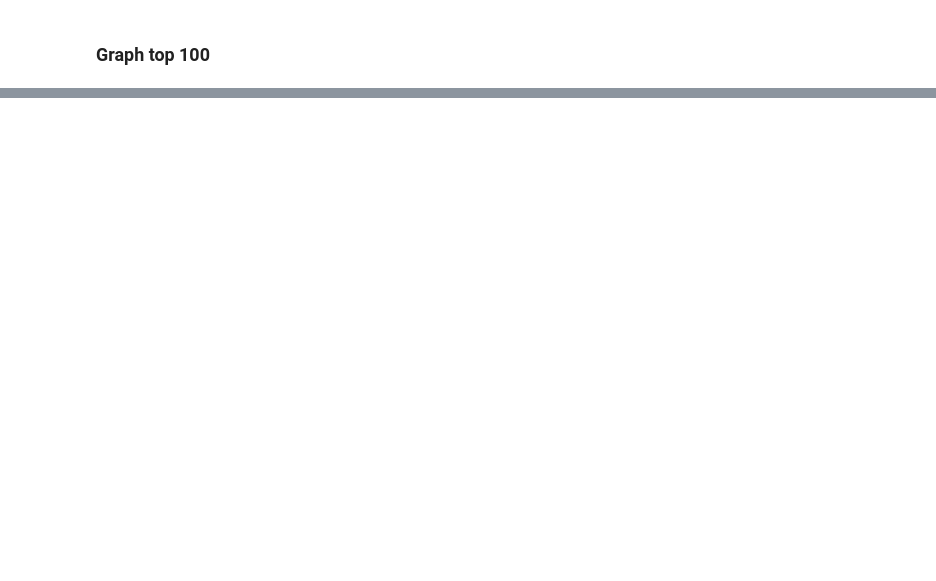
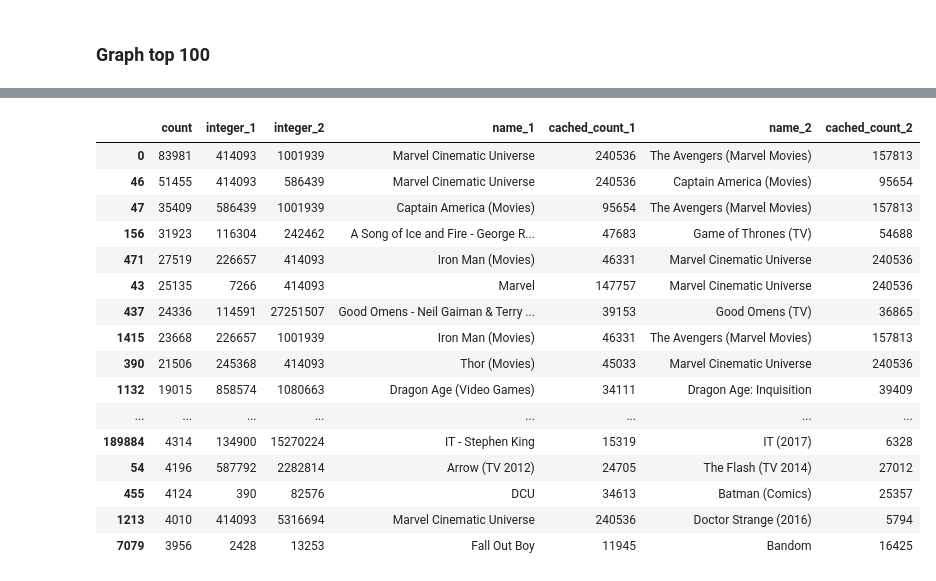
Before and after one commit to joelleneyap/fandomstudies, a Jupyter notebook: fandom_networkx.ipynb, the cells around one changed output, grey strips where cells are left out. Cells and saved outputs as stored; diff of their text form; code cells hidden in the pictures; blank space fills up the shorter version.

```diff
--- a/fandom_networkx.ipynb
+++ b/fandom_networkx.ipynb
@@ -402,0 +399,7 @@ top_edgelist.head()
+# %%
+# Create a boolean mask to identify rows that contain "& Related Fandoms" in either 'name_1' or 'name_2'
+mask_all_media_types = edgelist_df['name_1'].str.contains("All Media Types") | edgelist_df['name_2'].str.contains("All Media Types")
+
+# Use the mask to filter out the rows
+top_edgelist_df = edgelist_df[~mask_all_media_types]
+len(top_edgelist_df)
@@ -403,3 +408,5 @@ top_edgelist.head()
+# %%
+top_edgelist = top_edgelist_df.sort_values(by="count", ascending=False).head(top_num)
 # %%
 # needs to be indices so that bokeh can work
 
@@ -415,0 +461,20 @@ nx.set_node_attributes(G_top, name='degree', values=degrees)
+# %%
+top_edgelist
+# %% [output]
+|  | count | integer_1 | integer_2 | name_1 | cached_count_1 | name_2 | cached_count_2 |
+| 0 | 83981 | 414093 | 1001939 | Marvel Cinematic Universe | 240536 | The Avengers (Marvel Movies) | 157813 |
+| 46 | 51455 | 414093 | 586439 | Marvel Cinematic Universe | 240536 | Captain America (Movies) | 95654 |
+| 47 | 35409 | 586439 | 1001939 | Captain America (Movies) | 95654 | The Avengers (Marvel Movies) | 157813 |
+| 156 | 31923 | 116304 | 242462 | A Song of Ice and Fire - George R... | 47683 | Game of Thrones (TV) | 54688 |
+| 471 | 27519 | 226657 | 414093 | Iron Man (Movies) | 46331 | Marvel Cinematic Universe | 240536 |
+| 43 | 25135 | 7266 | 414093 | Marvel | 147757 | Marvel Cinematic Universe | 240536 |
+| 437 | 24336 | 114591 | 27251507 | Good Omens - Neil Gaiman & Terry ... | 39153 | Good Omens (TV) | 36865 |
+| 1415 | 23668 | 226657 | 1001939 | Iron Man (Movies) | 46331 | The Avengers (Marvel Movies) | 157813 |
+| 390 | 21506 | 245368 | 414093 | Thor (Movies) | 45033 | Marvel Cinematic Universe | 240536 |
+| 1132 | 19015 | 858574 | 1080663 | Dragon Age (Video Games) | 34111 | Dragon Age: Inquisition | 39409 |
+| ... | ... | ... | ... | ... | ... | ... | ... |
+| 189884 | 4314 | 134900 | 15270224 | IT - Stephen King | 15319 | IT (2017) | 6328 |
+| 54 | 4196 | 587792 | 2282814 | Arrow (TV 2012) | 24705 | The Flash (TV 2014) | 27012 |
+| 455 | 4124 | 390 | 82576 | DCU | 34613 | Batman (Comics) | 25357 |
+| 1213 | 4010 | 414093 | 5316694 | Marvel Cinematic Universe | 240536 | Doctor Strange (2016) | 5794 |
+| 7079 | 3956 | 2428 | 13253 | Fall Out Boy | 11945 | Bandom | 16425 |
```
Also changed, not shown: parts of 19 cells of this notebook.
